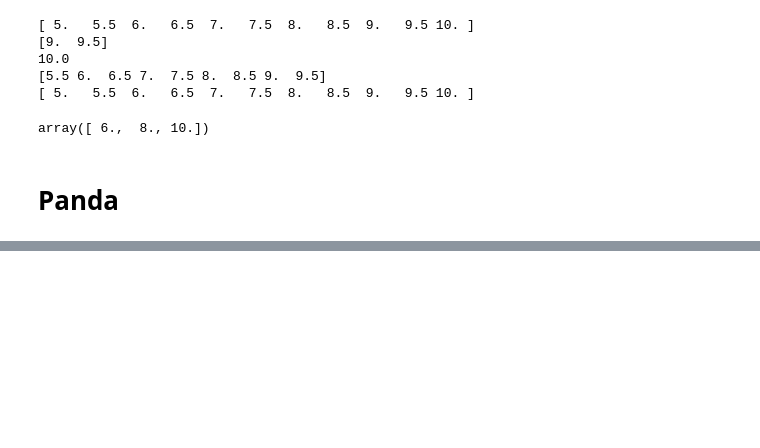
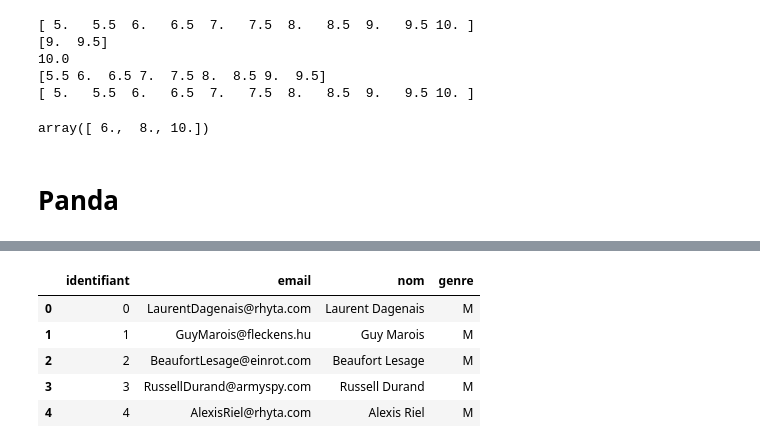
Before and after one commit to Lio-S/Data-Analyse, a Jupyter notebook: Librairies Python pour la Data Science.ipynb, the cells around one changed output, grey strips where cells are left out. Cells and saved outputs as stored; diff of their text form; code cells hidden in the pictures; blank space fills up the shorter version.

```diff
--- a/Librairies Python pour la Data Science.ipynb
+++ b/Librairies Python pour la Data Science.ipynb
@@ -275,0 +302,10 @@ array([ 6.,  8., 10.])
+# %%
+data_json = pd.read_json('clients.json')
+data_json.head()
+# %% [output]
+|  | identifiant | email | nom | genre |
+| 0 | 0 | LaurentDagenais@rhyta.com | Laurent Dagenais | M |
+| 1 | 1 | GuyMarois@fleckens.hu | Guy Marois | M |
+| 2 | 2 | BeaufortLesage@einrot.com | Beaufort Lesage | M |
+| 3 | 3 | RussellDurand@armyspy.com | Russell Durand | M |
+| 4 | 4 | AlexisRiel@rhyta.com | Alexis Riel | M |
```
Also changed, not shown: parts of 9 cells of this notebook.
